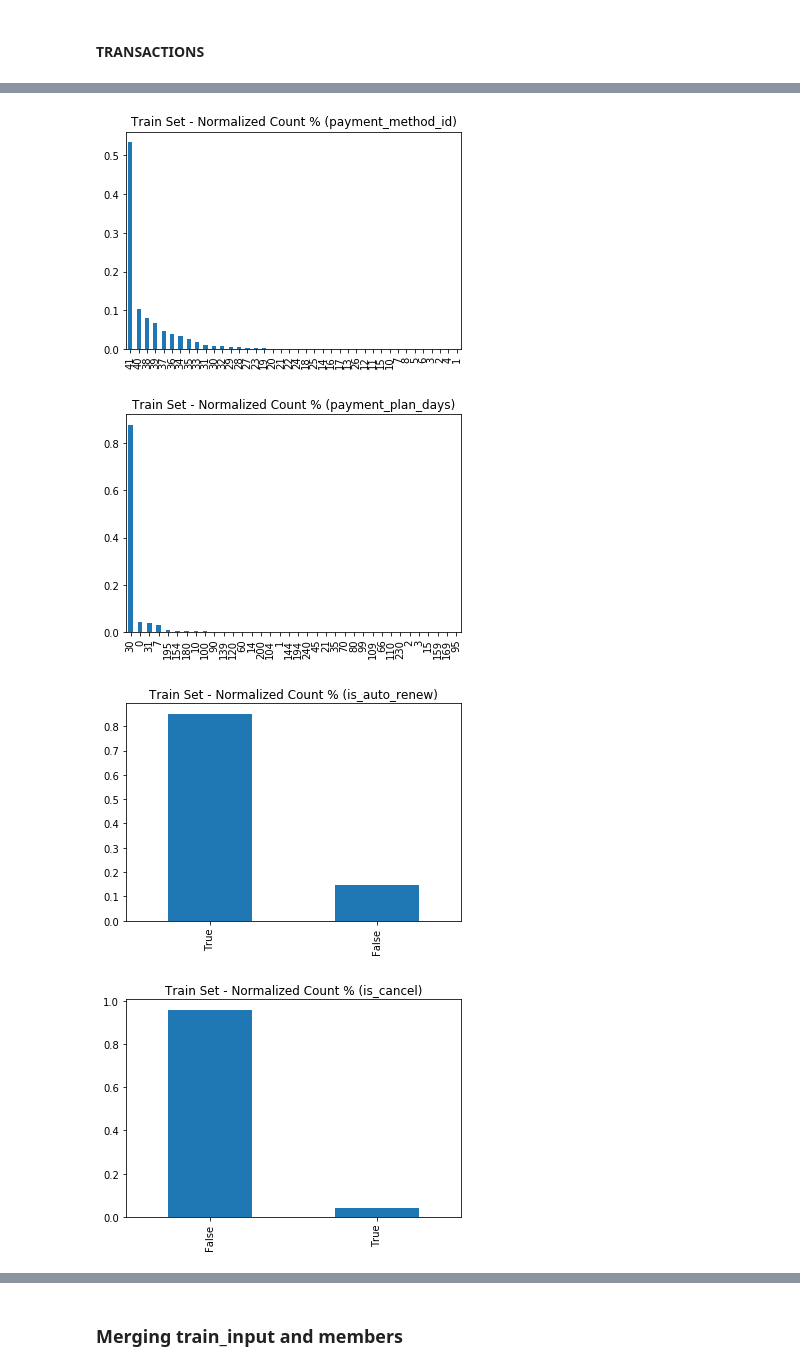
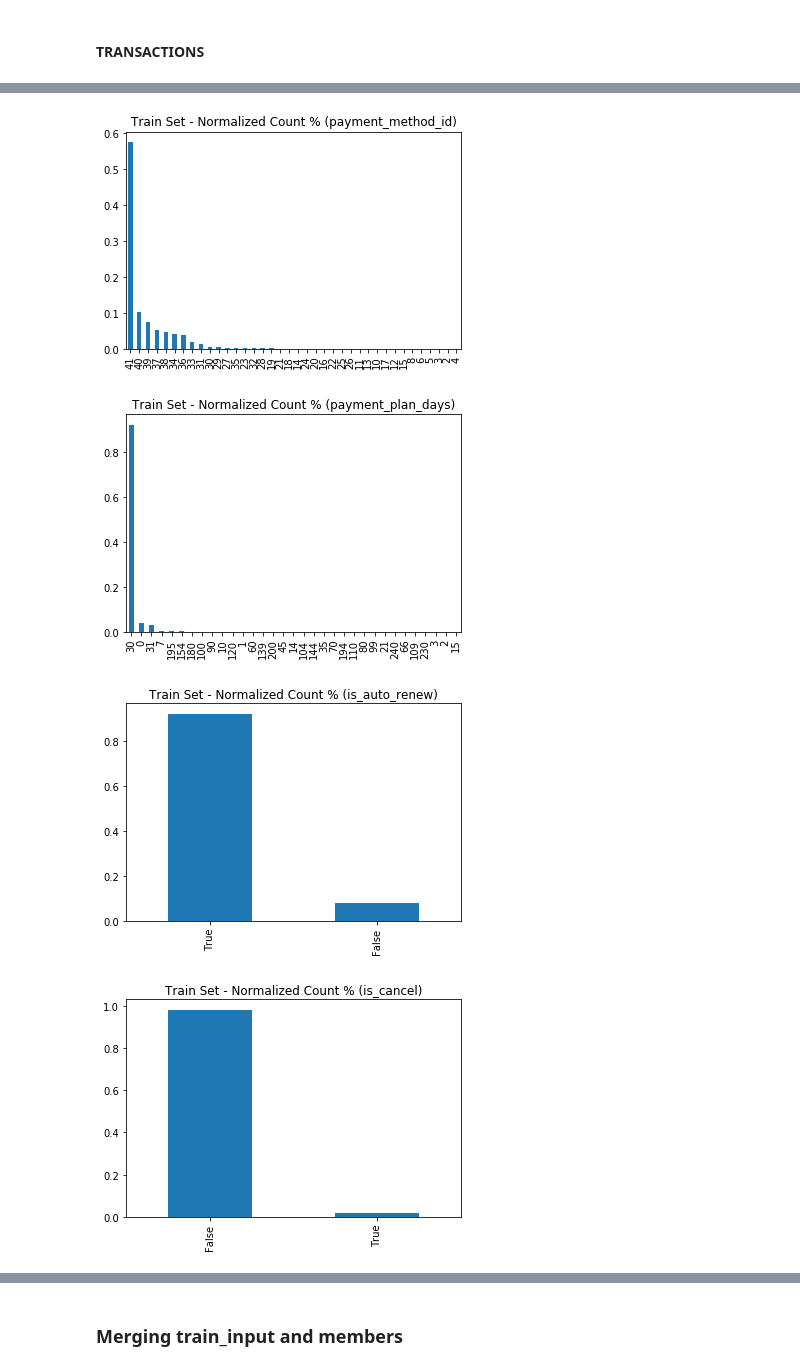
Before and after one commit to d18124313/dissertation, a Jupyter notebook: KKBox - Baseline ABT.ipynb, the cells around one changed output, grey strips where cells are left out. Drawn from its saved outputs; the diff is of its cells as text; code cells hidden in the pictures.

```diff
--- a/KKBox - Baseline ABT.ipynb
+++ b/KKBox - Baseline ABT.ipynb
@@ -88,6 +71,9 @@ So we have churn records for 970960 members
 # %%
 members_input = pd.read_csv('/home/dissertation/data/members_v3.csv',
                             dtype={'registered_via' : np.uint8,
-                                   'gender' : str,
-                                   'city' : 'category',
-                                   'registered_via' : 'category'})
+                                   'gender' : str})
+
+members_input['registration_init_time_dt'] = pd.to_datetime(members_input['registration_init_time'],
+                                                            format='%Y%m%d', errors='ignore')
+members_input['city'] = members_input.city.astype(str)
+members_input['registered_via'] = members_input.registered_via.astype(str)
@@ -97,3 +80,6 @@ members_input['registration_init_time_dt'] = pd.to_datetime(members_input['regis
+# %%
+# Reduce the dataset down to the members in the train set only
+members_input = pd.merge(train_input['msno'], members_input, on='msno', how='inner')
 # %%
 members_input.head()
 # %% [output]
@@ -183,3 +185,7 @@ transactions_input.head()
 | 2 | UkDFI97Qb6+s2LWcijVVv4rMAsORbVDT2... | 41 | 30 | 129 | 129 | True | ... |
 | 3 | M1C56ijxozNaGD0t2h68PnH2xtx5iO5iR... | 39 | 30 | 149 | 149 | True | ... |
 | 4 | yvj6zyBUaqdbUQSrKsrZ+xNDVM62knauS... | 39 | 30 | 149 | 149 | True | ... |
+# %%
+# Reduce the dataset down to the members in the train set only
+transactions = pd.merge(train_input['msno'], transactions_input, on='msno', how='inner')
+transactions.head()
@@ -228,12 +256,12 @@ plt.hist(transactions_input.actual_amount_paid, bins=50)
 # %%
 for idx, col in enumerate(['payment_method_id','payment_plan_days','is_auto_renew','is_cancel']):
     plt.figure()
-    transactions_input[col].value_counts(dropna=False, normalize=True).plot(kind='bar', title='Train Set - Normalized Count % ({0})'.format(col))
+    transactions[col].value_counts(dropna=False, normalize=True).plot(kind='bar', title='Train Set - Normalized Count % ({0})'.format(col))
 # %% [output]
-[figure, old version]
+[figure, new version]
-[figure, old version]
+[figure, new version]
-[figure, old version]
+[figure, new version]
-[figure, old version]
+[figure, new version]
 # %% [markdown]
 #### Notes:
     payment_method_id 41 accounts for >50% of all payment types
```
Also changed, not shown: parts of 65 cells of this notebook, 3 other files.
